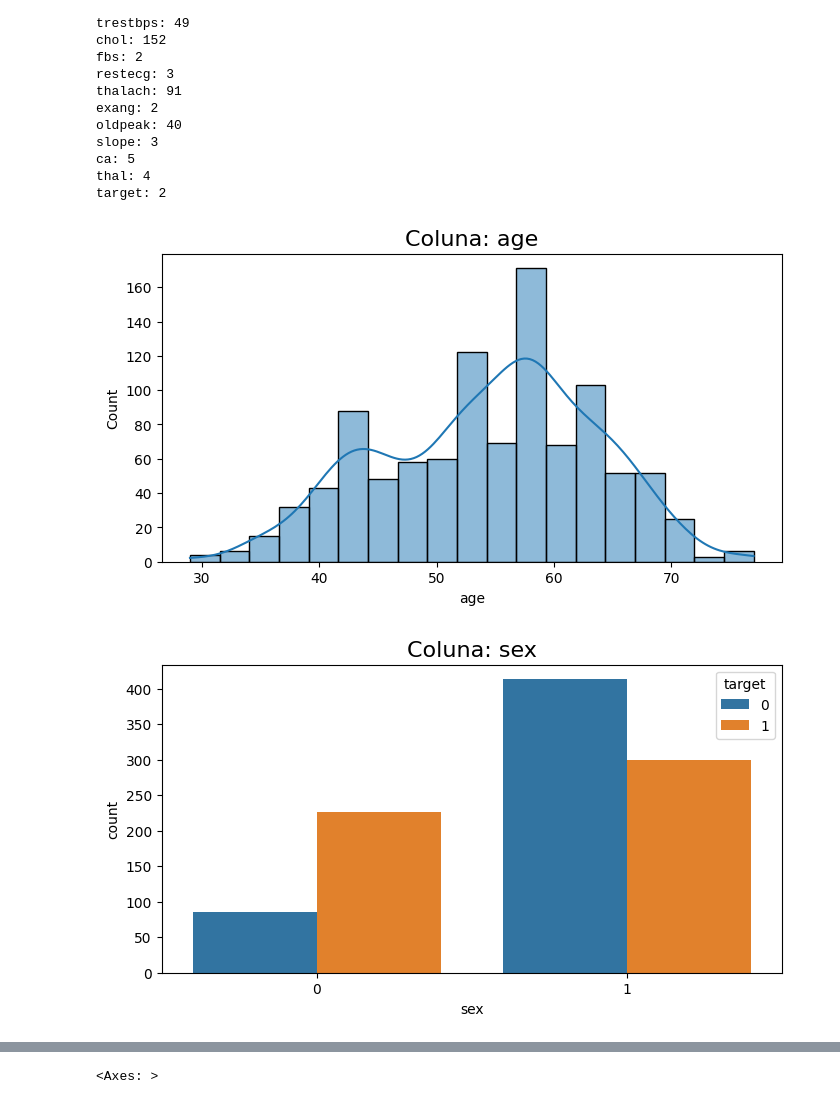
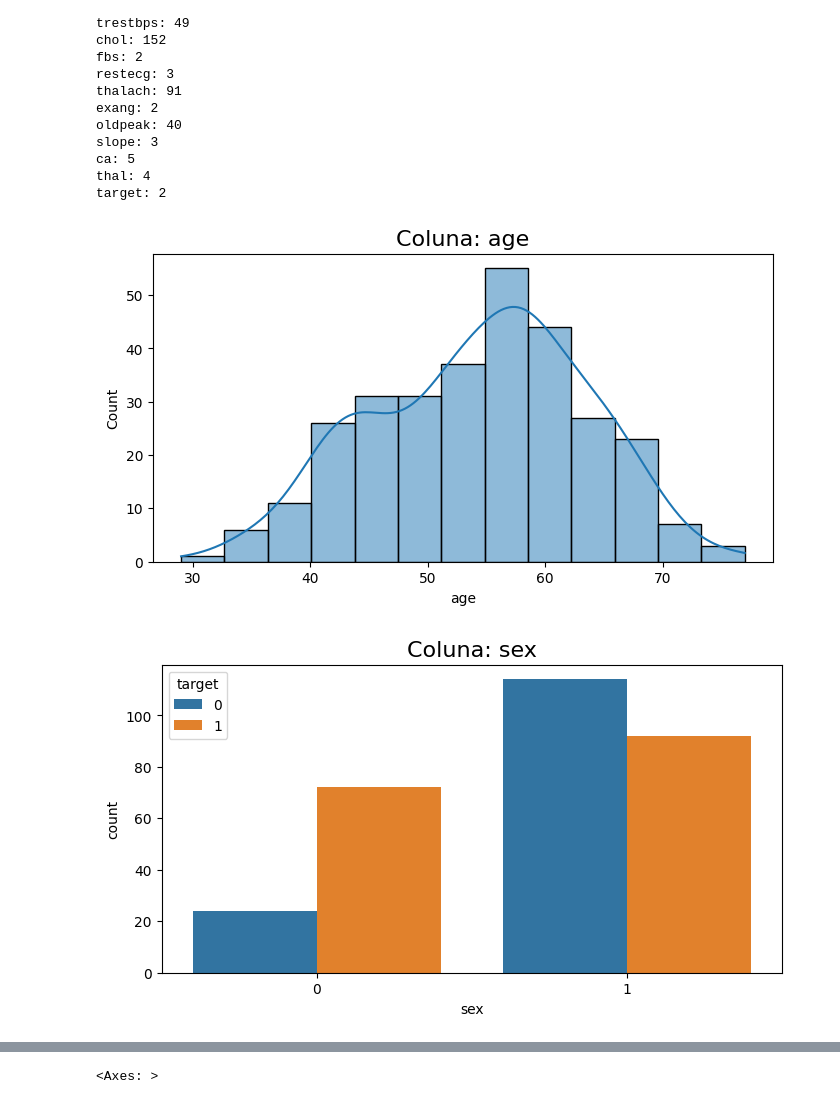
Before and after one commit to carlos-augusto-carneiro/KaggleHeartDisease, a Jupyter notebook: HeartDisease.ipynb, the cells around one changed output, grey strips where cells are left out. Cells and saved outputs as stored; diff of their text form; code cells hidden in the pictures.

```diff
--- a/HeartDisease.ipynb
+++ b/HeartDisease.ipynb
@@ -113,3 +97,5 @@ data.drop_duplicates()
+# %%
+data0 = data.drop_duplicates()
 # %%
 plt.figure(figsize= (15,12))
 sns.heatmap(data.corr(), annot = True, cmap= 'Blues')
@@ -144,14 +130,14 @@ target: 2
 categoricos = ['sex', 'cp', 'fbs', 'restecg', 'exang', 'slope', 'ca', 'thal']
 numericas = ['age', 'trestbps', 'chol', 'thalach', 'oldpeak']
 # %%
-for i in data.columns:
+for i in data0.columns:
     plt.figure(figsize=(8,4))
     plt.title(f"Coluna: {i}", fontsize = 16)
 
     if i in categoricos:
-        sns.countplot(x = data[i], hue = data['target'])
+        sns.countplot(x = data0[i], hue = data0['target'])
     if i in numericas:
-        sns.histplot(data[i], kde=True)
+        sns.histplot(data0[i], kde=True)
 # %% [output]
-[figure, old version]
+[figure, new version]
-[figure, old version]
+[figure, new version]
```
Also changed, not shown: parts of 20 cells of this notebook.
